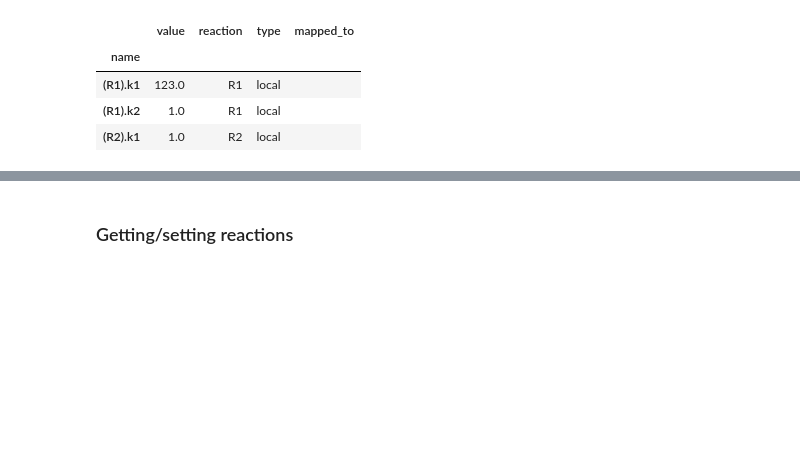
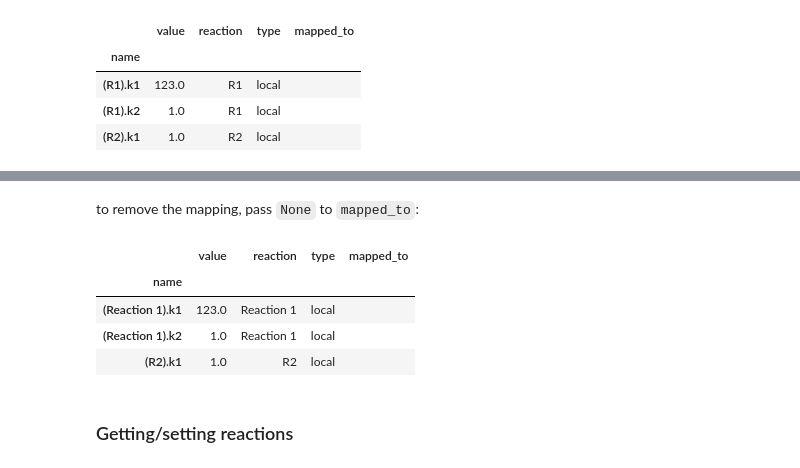
Before and after one commit to copasi/basico, a Jupyter notebook: docs/notebooks/Model_manipulation.ipynb, the cells around one changed output, grey strips where cells are left out. Drawn from its saved outputs; the diff is of its cells as text; code cells hidden in the pictures; blank space fills up the shorter version.

```diff
--- a/docs/notebooks/Model_manipulation.ipynb
+++ b/docs/notebooks/Model_manipulation.ipynb
@@ -117,3 +123,14 @@ get_reaction_parameters()
+# %% [markdown]
+to remove the mapping, pass `None` to `mapped_to`:
+# %%
+set_reaction_parameters('(R2).k1', mapped_to=None)
+get_reaction_parameters()
+# %% [output]
+|  | value | reaction | type | mapped_to |
+| name |  |  |  |  |
+| (Reaction 1).k1 | 123.0 | Reaction 1 | local |  |
+| (Reaction 1).k2 | 1.0 | Reaction 1 | local |  |
+| (R2).k1 | 1.0 | R2 | local |  |
 # %% [markdown]
 ### Getting/setting reactions
 # %%
```
Also changed, not shown: parts of 24 cells of this notebook, 1 other file.
